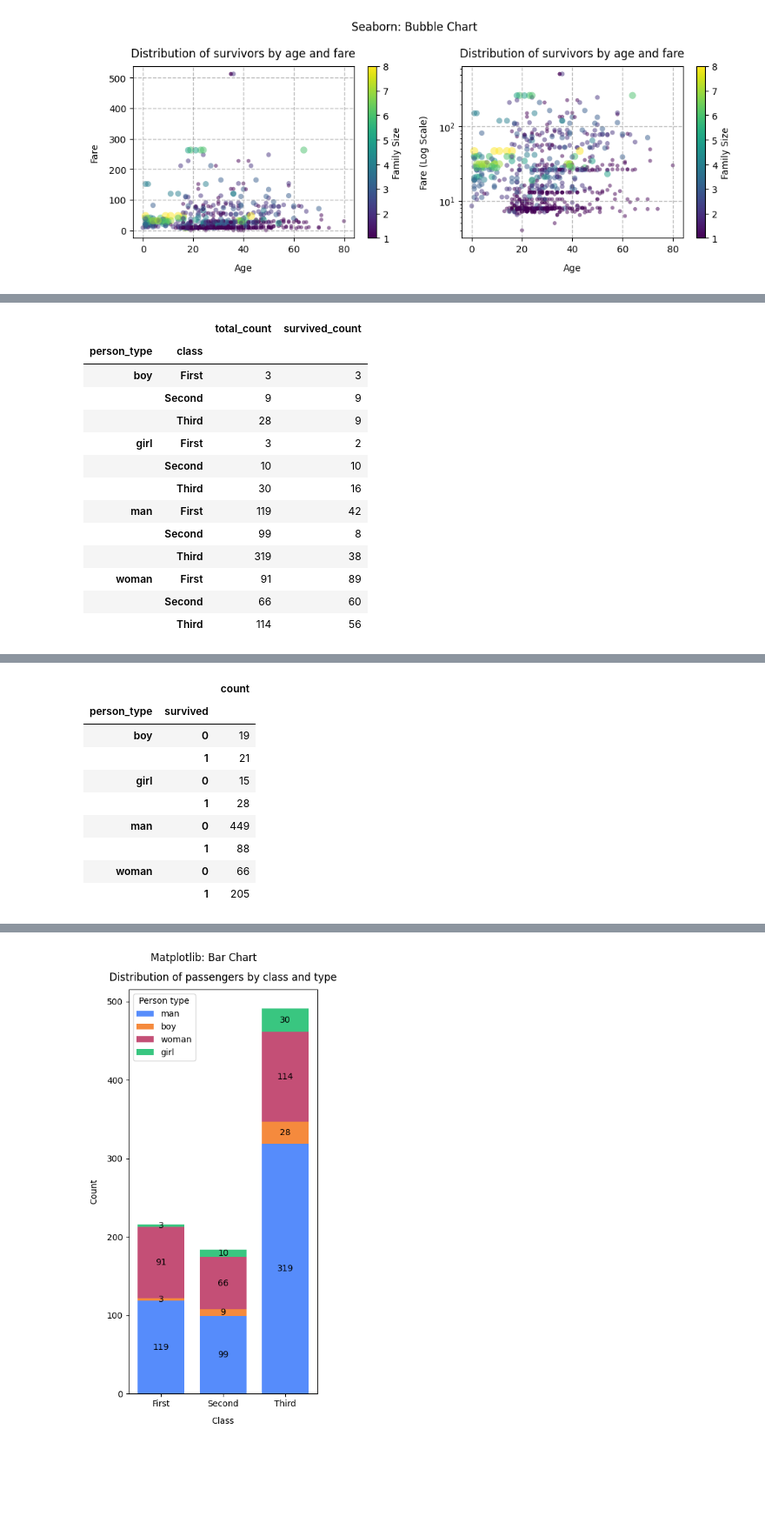
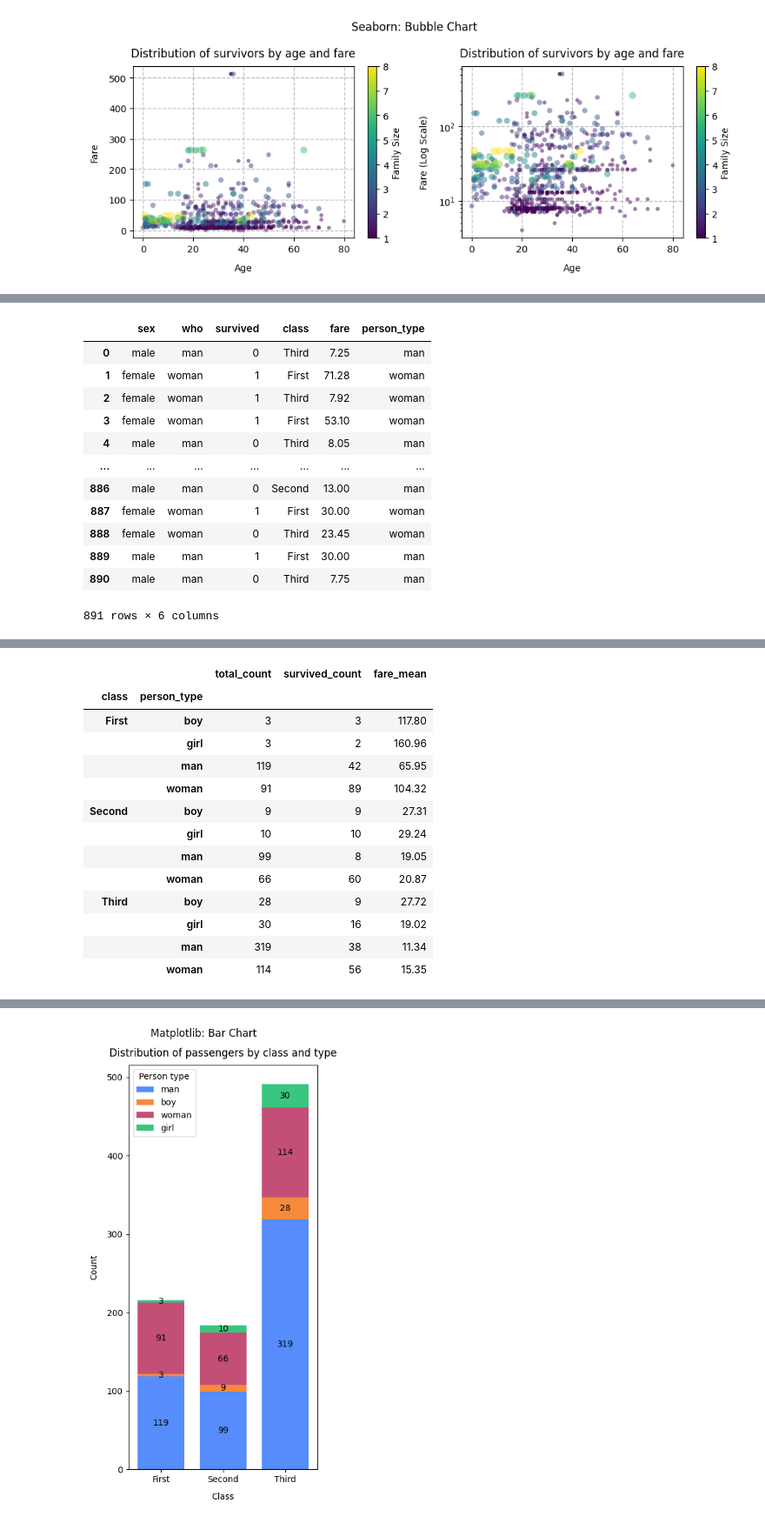
Before and after one commit to BogdanPinchuk/DataScience-PBY_HW8, a Jupyter notebook: Bohdan_Pinchuk_DS_HW8.ipynb, the cells around one changed output, grey strips where cells are left out. Shown at 87% size. Cells and saved outputs as stored; diff of their text form; code cells hidden in the pictures; blank space fills up the shorter version.

```diff
--- a/Bohdan_Pinchuk_DS_HW8.ipynb
+++ b/Bohdan_Pinchuk_DS_HW8.ipynb
@@ -1002,6 +1002,7 @@ survived_col_name = "survived"
 class_col_name = "class"
 fares_col_name = "fare"
 person_type_col_name = "person_type"
+fare_mean_col_name = "fare_mean"
 
 # Solution
 titanic = ds_data.copy()
@@ -1024,50 +1025,63 @@ def get_person_types(sex: str, who: str) -> str:
         return "girl"
     else:
         raise ValueError("Incorrect input data!")
 
 
 # Extracting and cleaning data
 data_swscf = titanic[[sex_col_name, who_col_name, survived_col_name, class_col_name, fares_col_name]].dropna()
 data_swscf[fares_col_name] = data_swscf[fares_col_name].round(2).astype(float)
 
 # Extracting data
 fares = data_swscf[fares_col_name].values
 survived = data_swscf[survived_col_name].values
 
 # Adding data
 data_swscf[person_type_col_name] = data_swscf.apply(
     lambda df_row: get_person_types(df_row[sex_col_name], df_row[who_col_name]), axis=1)
 
 # Grouped data
 grouped_swscf_person_type = data_swscf.groupby([person_type_col_name, class_col_name]).agg(
     total_count=(survived_col_name, 'size'),
-    survived_count=(survived_col_name, 'sum')
+    survived_count=(survived_col_name, 'sum'),
+    fare_mean=(fares_col_name, 'mean'),
 )
+grouped_swscf_person_type[fare_mean_col_name] = grouped_swscf_person_type[fare_mean_col_name].round(2).astype(float)
+
 grouped_swscf_class = data_swscf.groupby([class_col_name, person_type_col_name]).agg(
     total_count=(survived_col_name, 'size'),
-    survived_count=(survived_col_name, 'sum')
+    survived_count=(survived_col_name, 'sum'),
+    fare_mean=(fares_col_name, 'mean'),
 )
-grouped_swscf_survived_person = data_swscf.groupby([person_type_col_name, survived_col_name]).size().to_frame(
-    name='count')
-grouped_swscf_survived_class = data_swscf.groupby([class_col_name, survived_col_name]).size().to_frame(name='count')
+grouped_swscf_class[fare_mean_col_name] = grouped_swscf_class[fare_mean_col_name].round(2).astype(float)
 
-# display(data_swscf)
+grouped_swscf_survived_person = (data_swscf.groupby([person_type_col_name, survived_col_name]).
+                                 size().to_frame(name='count'))
+grouped_swscf_survived_class = (data_swscf.groupby([class_col_name, survived_col_name]).
+                                size().to_frame(name='count'))
+
+grouped_swscf_fare_person = (data_swscf.groupby([person_type_col_name])[fares_col_name].
+                             mean().round(2).to_frame(name=fare_mean_col_name))
+grouped_swscf_fare_class = (data_swscf.groupby([class_col_name])[fares_col_name].
+                            mean().round(2).to_frame(name=fare_mean_col_name))
+
+display(data_swscf)
 display(grouped_swscf_person_type)
 display(grouped_swscf_class)
 display(grouped_swscf_survived_person)
 display(grouped_swscf_survived_class)
+display(grouped_swscf_fare_person)
+display(grouped_swscf_fare_class)
 # %% [output]
-|  |  | total_count | survived_count |
-| person_type | class |  |  |
-| boy | First | 3 | 3 |
-|  | Second | 9 | 9 |
-|  | Third | 28 | 9 |
-| girl | First | 3 | 2 |
-|  | Second | 10 | 10 |
-|  | Third | 30 | 16 |
-| man | First | 119 | 42 |
-|  | Second | 99 | 8 |
-|  | Third | 319 | 38 |
-| woman | First | 91 | 89 |
-|  | Second | 66 | 60 |
-|  | Third | 114 | 56 |
+|  | sex | who | survived | class | fare | person_type |
+| 0 | male | man | 0 | Third | 7.25 | man |
+| 1 | female | woman | 1 | First | 71.28 | woman |
+| 2 | female | woman | 1 | Third | 7.92 | woman |
+| 3 | female | woman | 1 | First | 53.10 | woman |
+| 4 | male | man | 0 | Third | 8.05 | man |
+| ... | ... | ... | ... | ... | ... | ... |
+| 886 | male | man | 0 | Second | 13.00 | man |
+| 887 | female | woman | 1 | First | 30.00 | woman |
+| 888 | female | woman | 0 | Third | 23.45 | woman |
+| 889 | male | man | 1 | First | 30.00 | man |
+| 890 | male | man | 0 | Third | 7.75 | man |
+891 rows × 6 columns
@@ -1088,11 +1102,15 @@ display(grouped_swscf_survived_class)
-|  |  | count |
-| person_type | survived |  |
-| boy | 0 | 19 |
-|  | 1 | 21 |
-| girl | 0 | 15 |
-|  | 1 | 28 |
-| man | 0 | 449 |
-|  | 1 | 88 |
-| woman | 0 | 66 |
-|  | 1 | 205 |
+|  |  | total_count | survived_count | fare_mean |
+| class | person_type |  |  |  |
+| First | boy | 3 | 3 | 117.80 |
+|  | girl | 3 | 2 | 160.96 |
+|  | man | 119 | 42 | 65.95 |
+|  | woman | 91 | 89 | 104.32 |
+| Second | boy | 9 | 9 | 27.31 |
+|  | girl | 10 | 10 | 29.24 |
+|  | man | 99 | 8 | 19.05 |
+|  | woman | 66 | 60 | 20.87 |
+| Third | boy | 28 | 9 | 27.72 |
+|  | girl | 30 | 16 | 19.02 |
+|  | man | 319 | 38 | 11.34 |
+|  | woman | 114 | 56 | 15.35 |
 |  |  | count |
```
Also changed, not shown: parts of 3 cells of this notebook.
